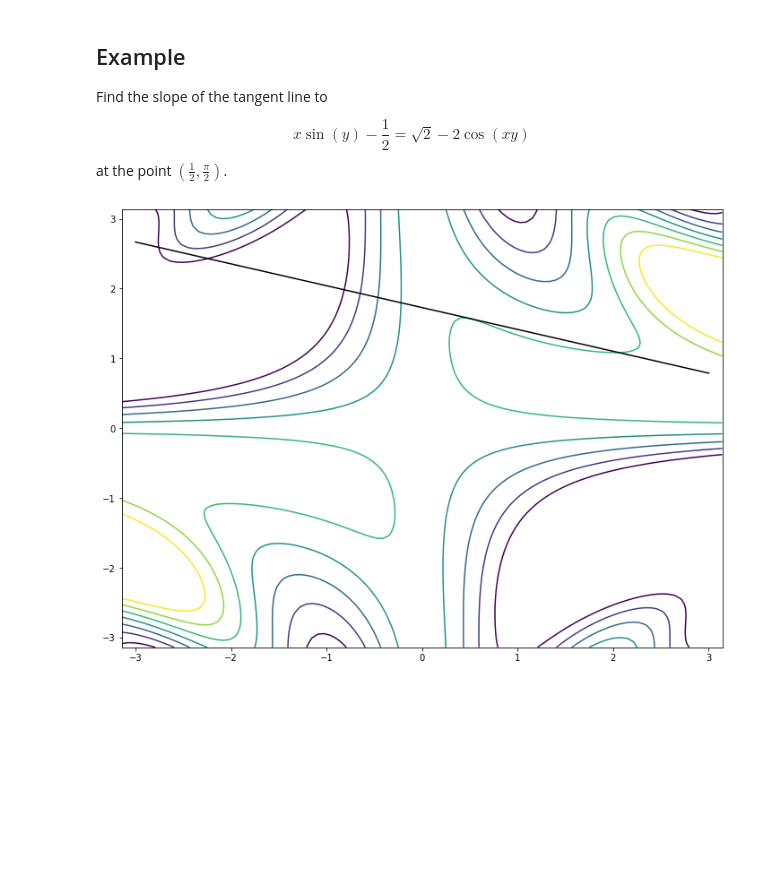
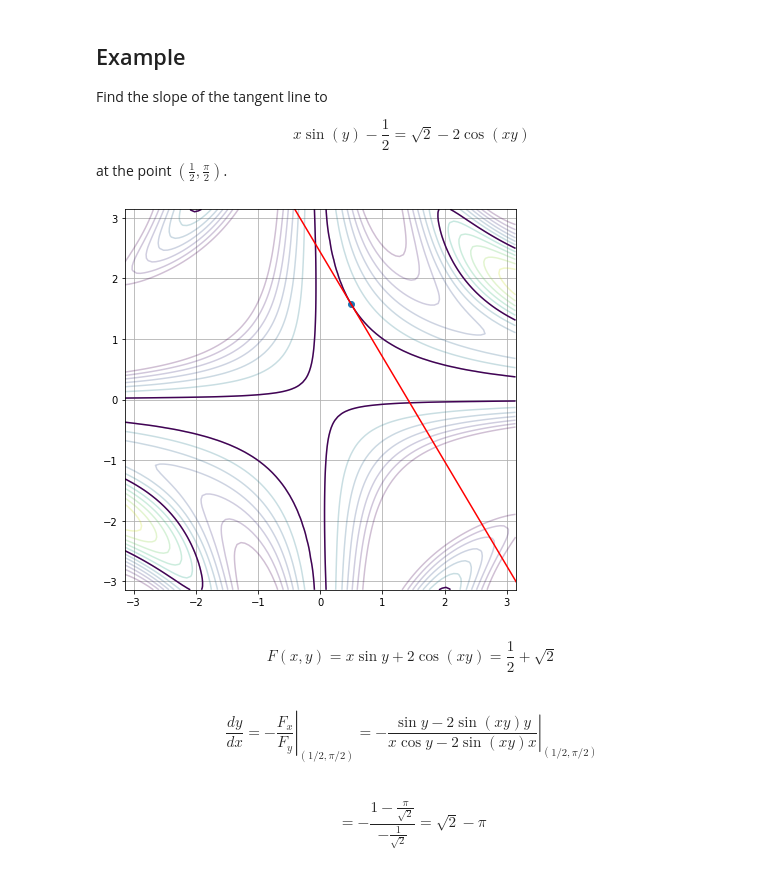
Before and after one commit to drewyoungren/mvc-f20, a Jupyter notebook: lec/mvc-L10.ipynb, the cells around one changed output. Cells and saved outputs as stored; diff of their text form; code cells hidden in the pictures; blank space fills up the shorter version.

```diff
--- a/lec/mvc-L10.ipynb
+++ b/lec/mvc-L10.ipynb
@@ -305,10 +327,24 @@ $$ x \sin(y) - \frac12 = \sqrt{2} - 2\cos(xy)$$ at the point $\left(\frac12,\fra
 # %%
 x = y = np.linspace(-pi,pi,102)
 x,y = np.meshgrid(x,y)
-z = 2*x*sin(y) + 2*cos(x*y) - sqrt(2)
-cp = plt.contour(x,y,z,levels=[-3,-2,-1,0,1,2,3])
+z = x*sin(y) + 2*cos(x*y) - sqrt(2) - 1/2
+plt.figure(figsize=(7,7))
+
+cp = plt.contour(x,y,z,levels=arange(-3,3.4,.5),alpha=.25)
+
+cp = plt.contour(x,y,z,levels=[0])
 # plt.clabel(cp,fmt="%d");
 x = np.linspace(-2.5,3.5,102)
-plt.plot(1/2 - x ,pi/2 - x * (2 *sqrt(2) - pi),color='k');
+plt.plot(x,pi/2 + (x-1/2) * (sqrt(2) - pi),color='r');
+plt.grid(True)
+plt.scatter(1/2,pi/2)
+plt.xlim(-pi,pi)
+plt.ylim(-pi,pi);
 # %% [output]
-[figure, old version]
+[figure, new version]
+# %% [markdown]
+$$F(x,y) = x \sin y + 2\cos(xy) = \frac12 + \sqrt 2 $$
+# %% [markdown]
+$$ \frac{dy}{dx} = \left.-\frac{F_x}{F_y} \right\rvert_{(1/2,\pi/2)} = \left.-\frac{\sin y -2\sin(xy)y}{x\cos y -2 \sin(xy)x}\right\rvert_{(1/2,\pi/2)} $$
+# %% [markdown]
+$$ = - \frac{1 - \frac{\pi}{\sqrt2}}{-\frac{1}{\sqrt2}} = \sqrt2 - \pi $$
```
Also changed, not shown: parts of 9 cells of this notebook.
